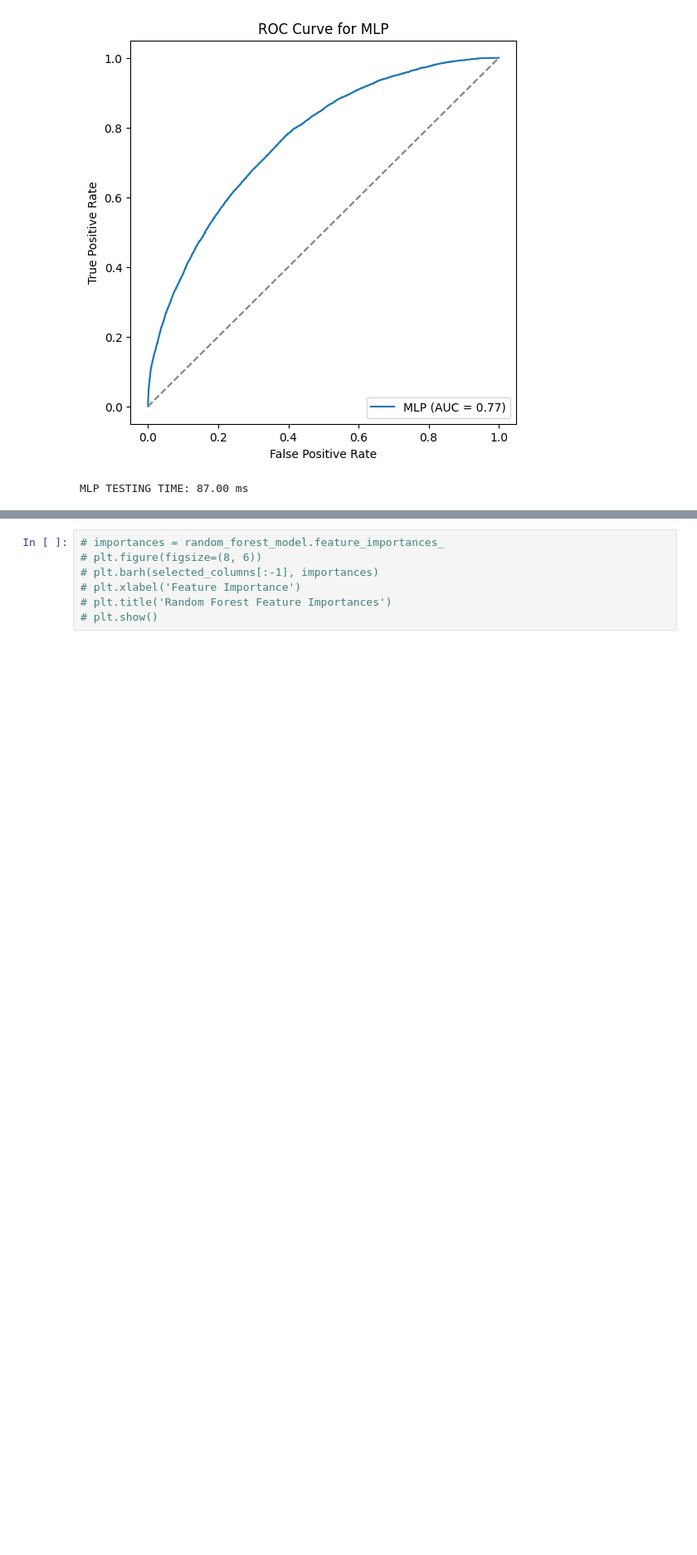
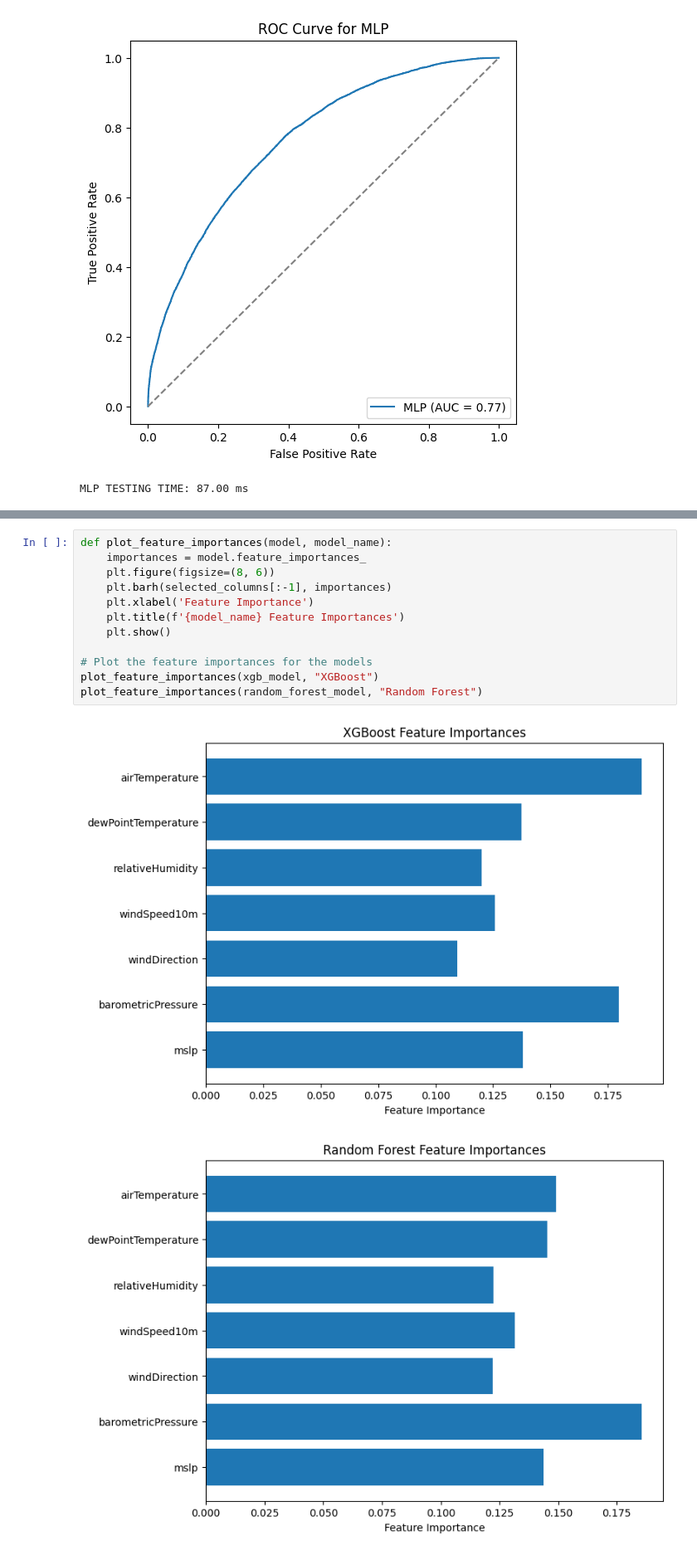
Before and after one commit to kevin-manka/ml-wind-turbine-site-suitability, a Jupyter notebook: turbine_prediction_model.ipynb, the cells around one changed output, grey strips where cells are left out. Shown at 83% size. Cells and saved outputs as stored; diff of their text form; blank space fills up the shorter version.

Commit message:
feat: feature importance discussion

```diff
--- a/turbine_prediction_model.ipynb
+++ b/turbine_prediction_model.ipynb
@@ -519,7 +526,15 @@ We can start by observing the feature importance derived from the Random Forest
 # %%
-# importances = random_forest_model.feature_importances_
-# plt.figure(figsize=(8, 6))
-# plt.barh(selected_columns[:-1], importances)
-# plt.xlabel('Feature Importance')
-# plt.title('Random Forest Feature Importances')
-# plt.show()
+def plot_feature_importances(model, model_name):
+    importances = model.feature_importances_
+    plt.figure(figsize=(8, 6))
+    plt.barh(selected_columns[:-1], importances)
+    plt.xlabel('Feature Importance')
+    plt.title(f'{model_name} Feature Importances')
+    plt.show()
+
+# Plot the feature importances for the models
+plot_feature_importances(xgb_model, "XGBoost")
+plot_feature_importances(random_forest_model, "Random Forest")
+# %% [output]
+[figure, added]
+[figure, added]
```
Also changed, not shown: parts of 16 cells of this notebook.
